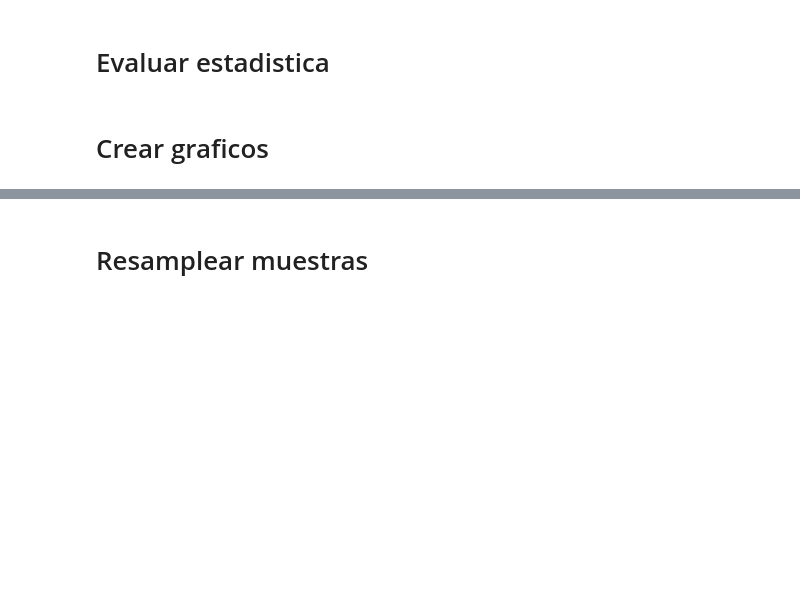
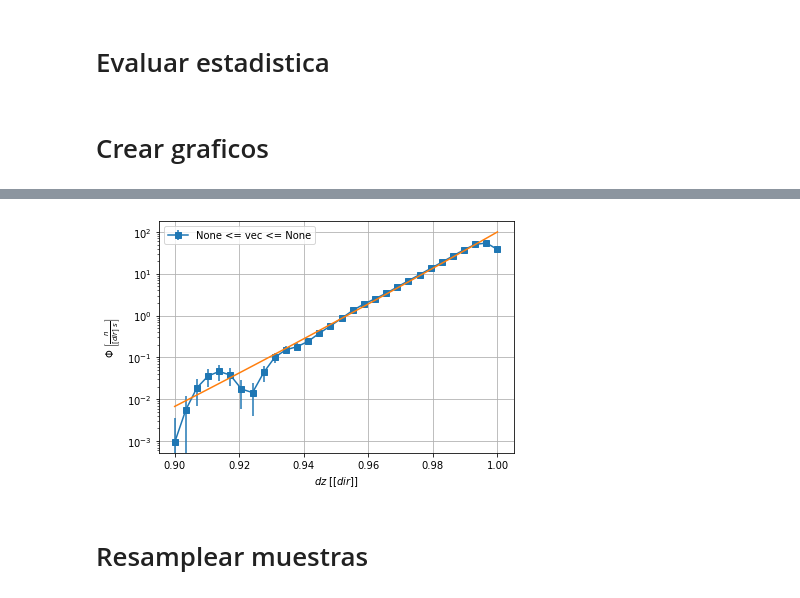
Before and after one commit to KDSource/KDSource, a Jupyter notebook: examples/example.ipynb, the cells around one changed output, grey strips where cells are left out. Saved outputs shown, nothing was run; the diff lists cells and outputs as text; code cells hidden in the pictures; blank space fills up the shorter version.

```diff
--- a/examples/example.ipynb
+++ b/examples/example.ipynb
@@ -98,16 +138,21 @@ plt.show()
 # %%
 # Graficos en dz
 
 vec0 = None # [20, -30,-30, 0,-180]
 vec1 = None # [25, 30,30, 1,180]
 ddz = np.linspace(0.9,1,30)
 fig,[scores,errs] = s.plot_integr(ddz, "dz", vec0, vec1)
 
 ddz = ddz[:30]
 ddx = np.sqrt(1-ddz**2)
 pdf = 2*np.pi*ddz * np.exp(-(ddx/sdx)**2/2)/(sdx*sdy*(2*np.pi))
 plt.plot(ddz, pdf, zorder=5, label="True")
+
+plt.tight_layout()
+plt.savefig("dz.pdf")
 plt.show()
+# %% [output]
+[figure, added]
 # %% [markdown]
 # Resamplear muestras
 # %%
```
Also changed, not shown: parts of 5 cells of this notebook, 11 other files.
